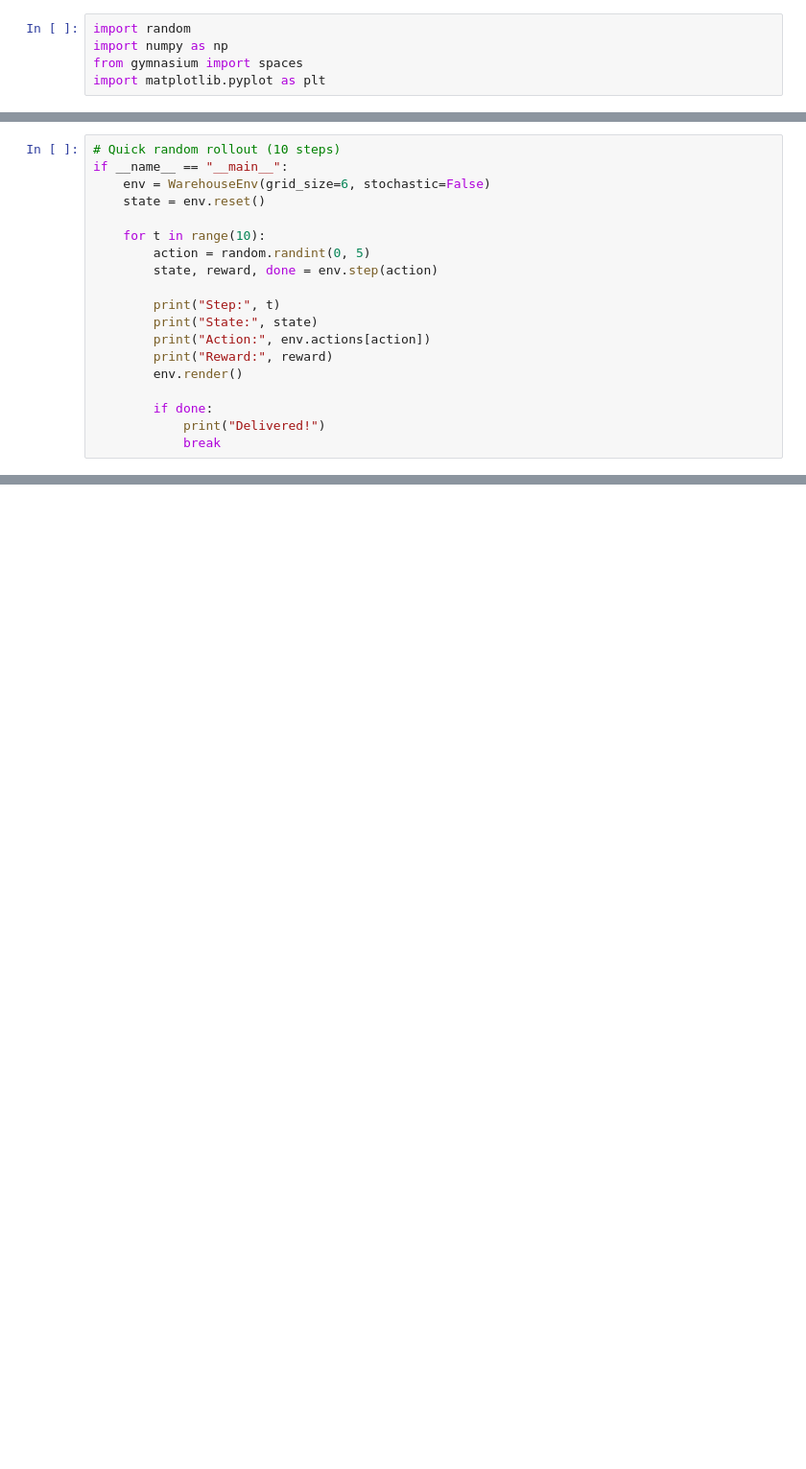
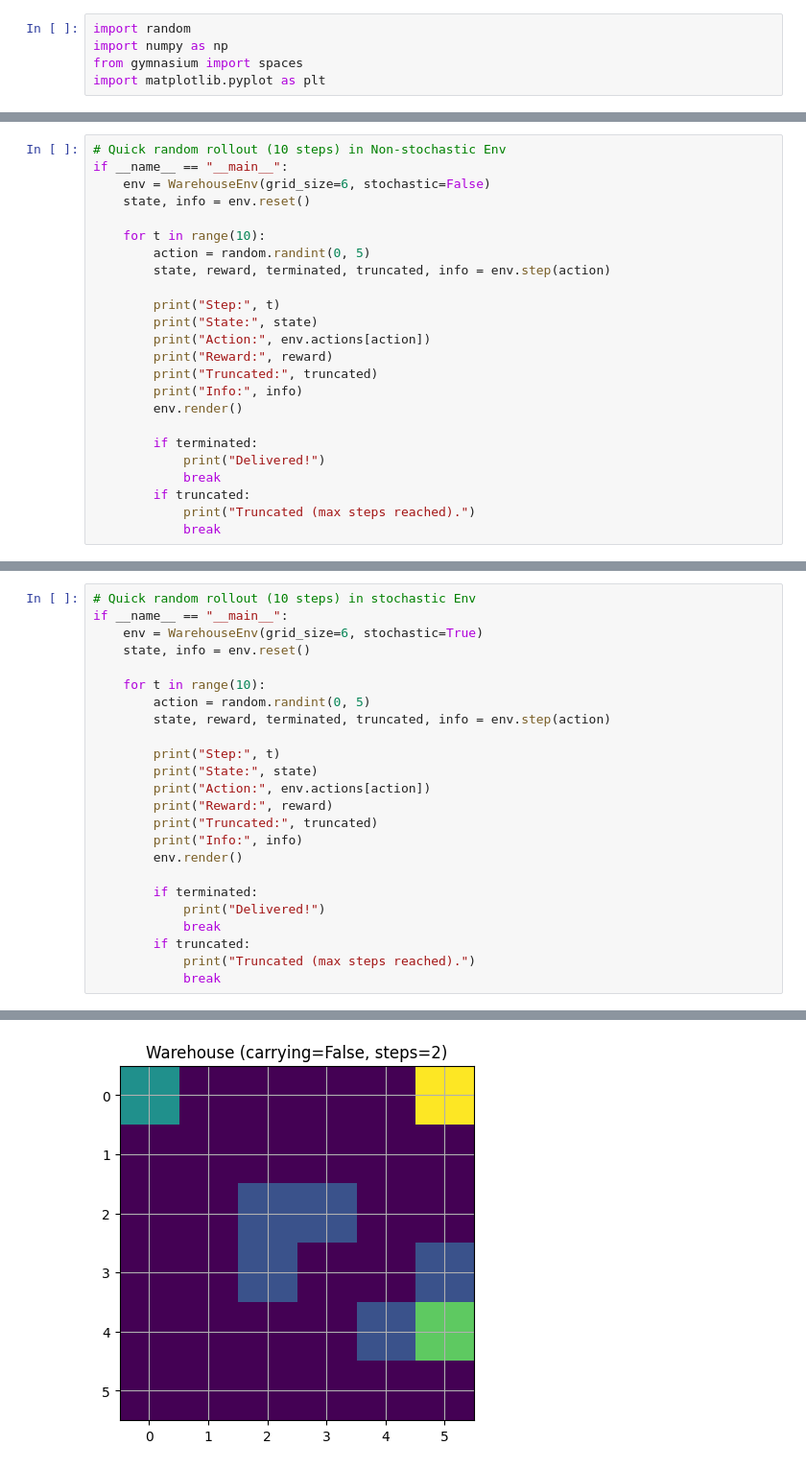
Before and after one commit to its-Ravi-Singh/RL_Projs, a Jupyter notebook: warehouse_env.ipynb, the cells around one changed output, grey strips where cells are left out. Shown at 96% size. Cells and saved outputs as stored; diff of their text form; blank space fills up the shorter version.

```diff
--- a/warehouse_env.ipynb
+++ b/warehouse_env.ipynb
@@ -119,24 +124,29 @@ class WarehouseEnv:
         plt.grid(True)
         plt.show()
 # %%
-# Quick random rollout (10 steps)
+# Quick random rollout (10 steps) in Non-stochastic Env
 if __name__ == "__main__":
     env = WarehouseEnv(grid_size=6, stochastic=False)
-    state = env.reset()
+    state, info = env.reset()
 
     for t in range(10):
         action = random.randint(0, 5)
-        state, reward, done = env.step(action)
+        state, reward, terminated, truncated, info = env.step(action)
 
         print("Step:", t)
         print("State:", state)
         print("Action:", env.actions[action])
         print("Reward:", reward)
+        print("Truncated:", truncated)
+        print("Info:", info)
         env.render()
 
-        if done:
+        if terminated:
             print("Delivered!")
             break
+        if truncated:
+            print("Truncated (max steps reached).")
+            break
 # %% [output]
 Step: 0
 State: ((1, 5), False)
@@ -170,2 +192,27 @@ Reward: -1
 [figure]
 ... (8 outputs left out)
+# %%
+# Quick random rollout (10 steps) in stochastic Env
+if __name__ == "__main__":
+    env = WarehouseEnv(grid_size=6, stochastic=True)
+    state, info = env.reset()
+
+    for t in range(10):
+        action = random.randint(0, 5)
+        state, reward, terminated, truncated, info = env.step(action)
+
+        print("Step:", t)
+        print("State:", state)
+        print("Action:", env.actions[action])
+        print("Reward:", reward)
+        print("Truncated:", truncated)
+        print("Info:", info)
+        env.render()
+
+        if terminated:
+            print("Delivered!")
+            break
+        if truncated:
+            print("Truncated (max steps reached).")
+            break
+# %% [output]
@@ -171,0 +232 @@ Reward: -1
+[figure, added]
```
Also changed, not shown: parts of 3 cells of this notebook.
